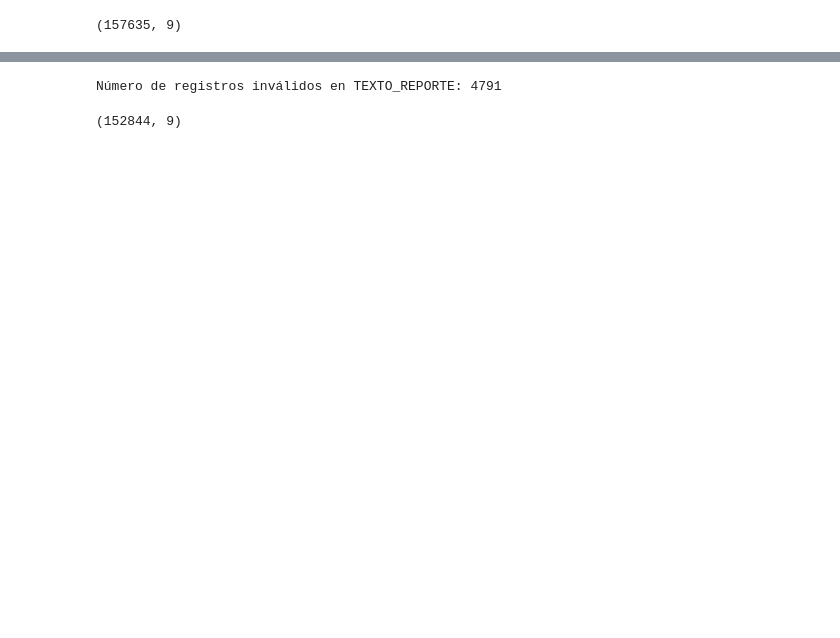
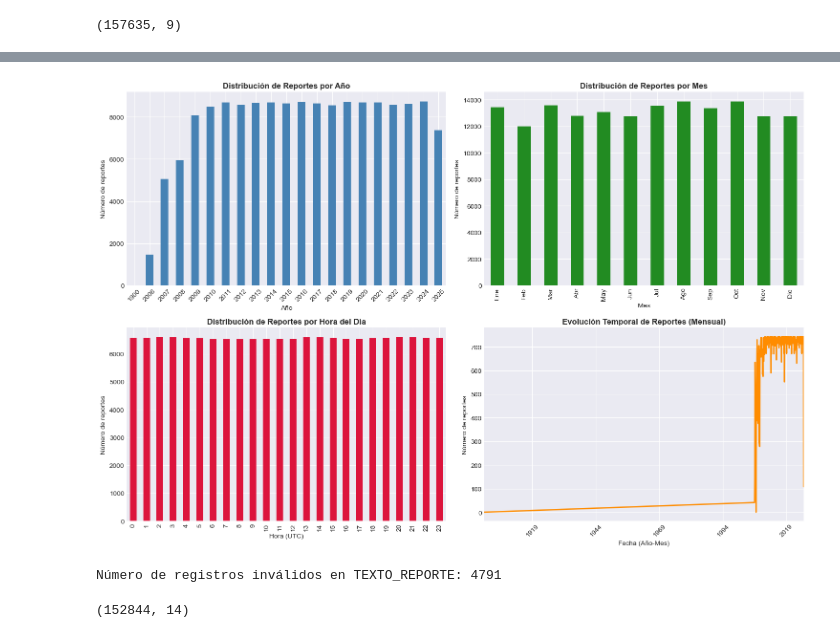
Before and after one commit to OmarLAlbarracinM/Prediccion-Cizalladura-SKBQ, a Jupyter notebook: docs/notebooks/02_preprocesamiento.ipynb, the cells around one changed output, grey strips where cells are left out. Saved outputs shown, nothing was run; the diff lists cells and outputs as text; code cells hidden in the pictures; blank space fills up the shorter version.

Commit message:
Se detalla el preprocesamiento de los datos.

```diff
--- a/docs/notebooks/02_preprocesamiento.ipynb
+++ b/docs/notebooks/02_preprocesamiento.ipynb
@@ -3,5 +15,15 @@
 # %%
-import pandas as pd
-import numpy as np
-import matplotlib.pyplot as plt
-import seaborn as sns
+# Importación de librerías necesarias para el análisis y preprocesamiento
+import pandas as pd  # Para manipulación de datos
+import numpy as np   # Para operaciones numéricas
+import matplotlib.pyplot as plt  # Para visualizaciones
+import seaborn as sns  # Para visualizaciones estadísticas avanzadas
+import re  # Para expresiones regulares (parsing de texto METAR)
+
+# Configuración de visualización
+plt.style.use('seaborn-v0_8-darkgrid')
+sns.set_palette("husl")
+pd.set_option('display.max_columns', None)
+pd.set_option('display.max_rows', 100)
+
+print("✓ Librerías importadas correctamente")
@@ -34,0 +198,52 @@ dtype: int64
+# %%
+# Análisis de la distribución temporal de los reportes
+# Crear FECHA_HORA_REPORTE si no existe
+if "FECHA_HORA_REPORTE" not in df_raw.columns:
+    df_raw["FECHA_HORA_REPORTE"] = pd.to_datetime(df_raw["FECHA_REPORTE"].astype(str))
+
+df_raw["Año"] = df_raw["FECHA_HORA_REPORTE"].dt.year
+df_raw["Mes"] = df_raw["FECHA_HORA_REPORTE"].dt.month
+df_raw["Dia"] = df_raw["FECHA_HORA_REPORTE"].dt.day
+df_raw["Hora"] = df_raw["FECHA_HORA_REPORTE"].dt.hour
+
+# Estadísticas temporales
+print("Estadísticas de distribución temporal:")
+print(f"\nRango de años: {df_raw['Año'].min()} - {df_raw['Año'].max()}")
+print(f"\nDistribución por año:")
+print(df_raw['Año'].value_counts().sort_index())
+
+# Gráficos de distribución temporal
+fig, axes = plt.subplots(2, 2, figsize=(15, 10))
+
+# Distribución por año
+df_raw['Año'].value_counts().sort_index().plot(kind='bar', ax=axes[0, 0], color='steelblue')
+axes[0, 0].set_title('Distribución de Reportes por Año', fontweight='bold')
+axes[0, 0].set_xlabel('Año')
+axes[0, 0].set_ylabel('Número de reportes')
+axes[0, 0].tick_params(axis='x', rotation=45)
+
+# Distribución por mes
+df_raw['Mes'].value_counts().sort_index().plot(kind='bar', ax=axes[0, 1], color='forestgreen')
+axes[0, 1].set_title('Distribución de Reportes por Mes', fontweight='bold')
+axes[0, 1].set_xlabel('Mes')
+axes[0, 1].set_ylabel('Número de reportes')
+axes[0, 1].set_xticklabels(['Ene', 'Feb', 'Mar', 'Abr', 'May', 'Jun',
+                             'Jul', 'Ago', 'Sep', 'Oct', 'Nov', 'Dic'])
+
+# Distribución por hora del día
+df_raw['Hora'].value_counts().sort_index().plot(kind='bar', ax=axes[1, 0], color='crimson')
+axes[1, 0].set_title('Distribución de Reportes por Hora del Día', fontweight='bold')
+axes[1, 0].set_xlabel('Hora (UTC)')
+axes[1, 0].set_ylabel('Número de reportes')
+
+# Serie temporal mensual
+df_temporal = df_raw.groupby([df_raw['FECHA_HORA_REPORTE'].dt.to_period('M')]).size()
+df_temporal.plot(kind='line', ax=axes[1, 1], color='darkorange', linewidth=2)
+axes[1, 1].set_title('Evolución Temporal de Reportes (Mensual)', fontweight='bold')
+axes[1, 1].set_xlabel('Fecha (Año-Mes)')
+axes[1, 1].set_ylabel('Número de reportes')
+axes[1, 1].tick_params(axis='x', rotation=45)
+
+plt.tight_layout()
+plt.show()
+# %% [output]
@@ -35,3 +267,4 @@ dtype: int64
+[figure, added]
 # %%
 # contar registros inválidos en TEXTO_REPORTE
 invalid_count = df_raw["TEXTO_REPORTE"].str.contains("NIL", na=False).sum()
@@ -42,4 +275,4 @@ Número de registros inválidos en TEXTO_REPORTE: 4791
 df_raw = df_raw[~df_raw["TEXTO_REPORTE"].str.contains("NIL", na=False)]
 df_raw.shape
 # %% [output]
-(152844, 9)
+(152844, 14)
```
Also changed, not shown: parts of 59 cells of this notebook, 1 other file.
